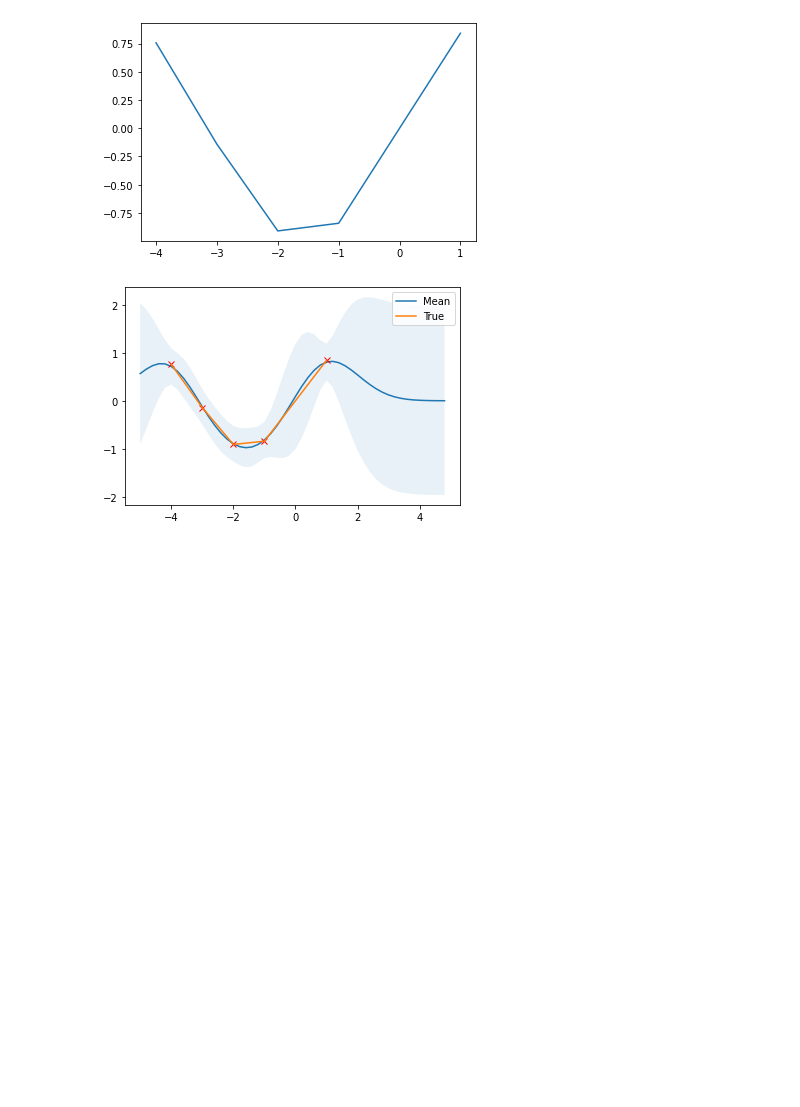
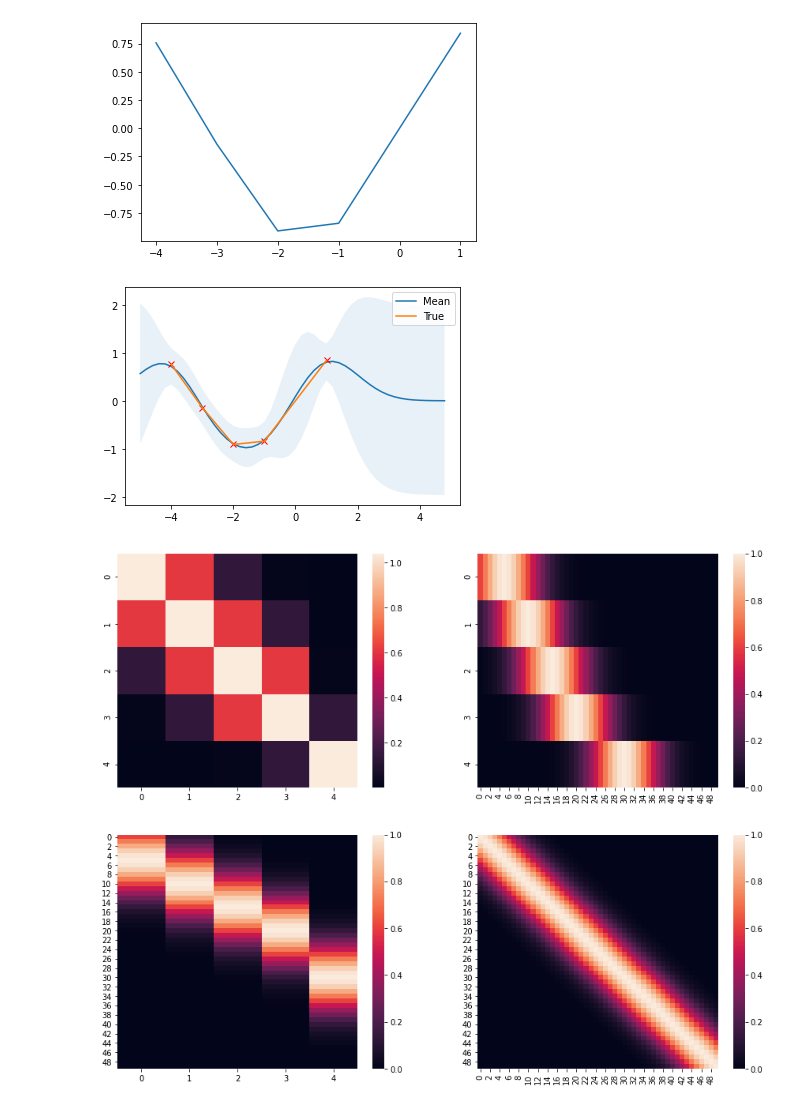
Before and after one commit to Yashprime1/IIIT-Dharwad-ML-Tutorial---By-Dr.-Arun-Chauhan-, a Jupyter notebook: Arun Sir/Tutorial-6/gaussian_process.ipynb, the cells around one changed output. Cells and saved outputs as stored; diff of their text form; code cells hidden in the pictures; blank space fills up the shorter version.

```diff
--- a/Arun Sir/Tutorial-6/gaussian_process.ipynb
+++ b/Arun Sir/Tutorial-6/gaussian_process.ipynb
@@ -50,3 +51,12 @@ plt.plot(X_train,Y_train,label='True')
  plot_gp(f, var, X_test, X_train, Y_train)
 # %% [output]
 [figure]
+# %%
+fig, axes = plt.subplots(2, 2, figsize=(15, 12))
+sns.heatmap(C, ax=axes[0, 0])
+sns.heatmap(k, ax=axes[0, 1])
+sns.heatmap(k.T, ax=axes[1, 0])
+sns.heatmap(c, ax=axes[1, 1])
+plt.savefig("main_fig.png")
+# %% [output]
+[figure, added]
```
Also changed, not shown: parts of 2 cells of this notebook, 2 other files.
